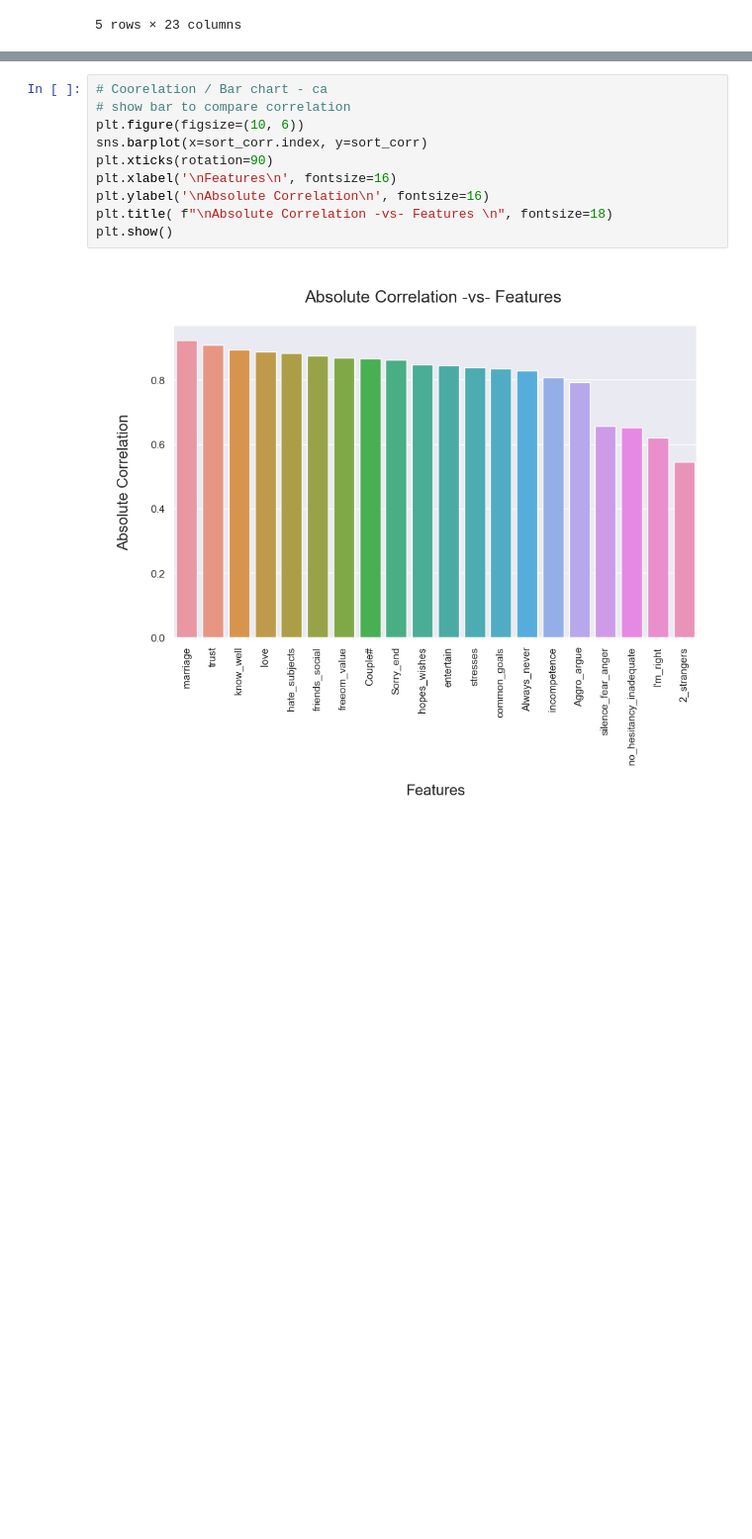
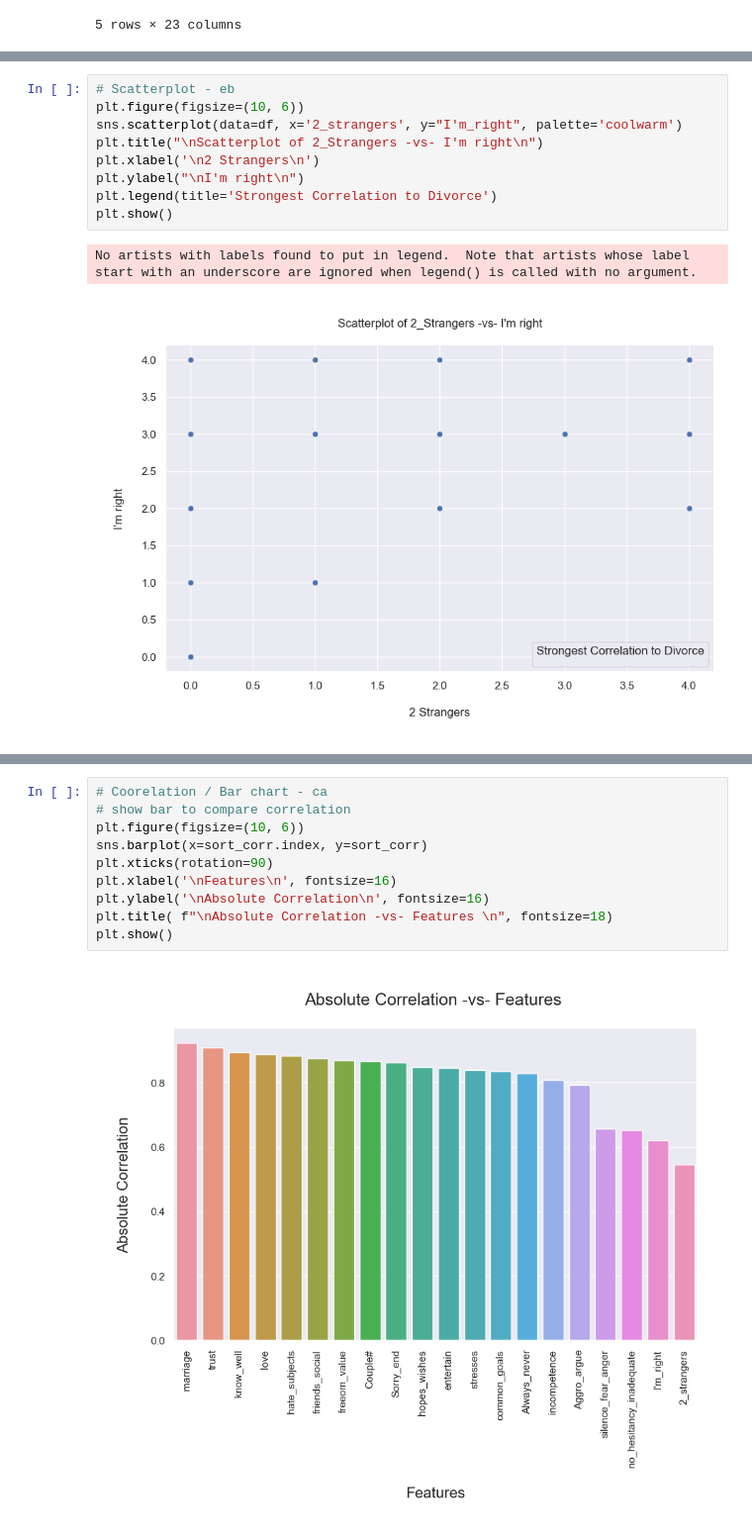
Before and after one commit to algjor/project2_creditcardfraud, a Jupyter notebook: proj_2_divorce.ipynb, the cells around one changed output, grey strips where cells are left out. Shown at 99% size. Cells and saved outputs as stored; diff of their text form; blank space fills up the shorter version.

```diff
--- a/proj_2_divorce.ipynb
+++ b/proj_2_divorce.ipynb
@@ -169,3 +172,15 @@ plt.show()
+# %%
+# Scatterplot - eb
+plt.figure(figsize=(10, 6))
+sns.scatterplot(data=df, x='2_strangers', y="I'm_right", palette='coolwarm')
+plt.title("\nScatterplot of 2_Strangers -vs- I'm right\n")
+plt.xlabel('\n2 Strangers\n')
+plt.ylabel("\nI'm right\n")
+plt.legend(title='Strongest Correlation to Divorce')
+plt.show()
+# %% [output]
+No artists with labels found to put in legend.  Note that artists whose label start with an underscore are ignored when legend() is called with no argument.
+[figure, added]
 # %%
 # Highest to lowest Correlation - ca
 # 'Divorce_Y_N' is a column in our dataframe
```
Also changed, not shown: parts of 5 cells of this notebook.
